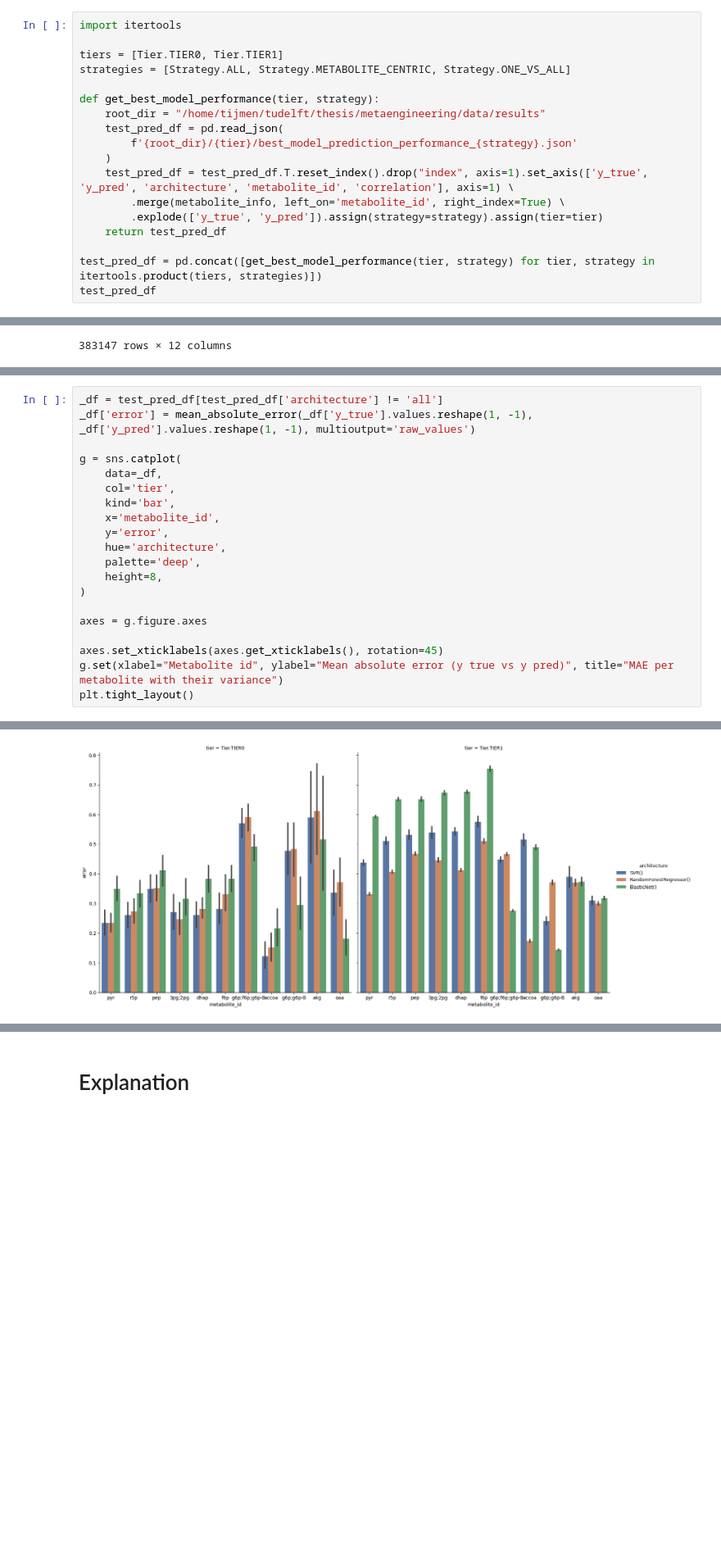
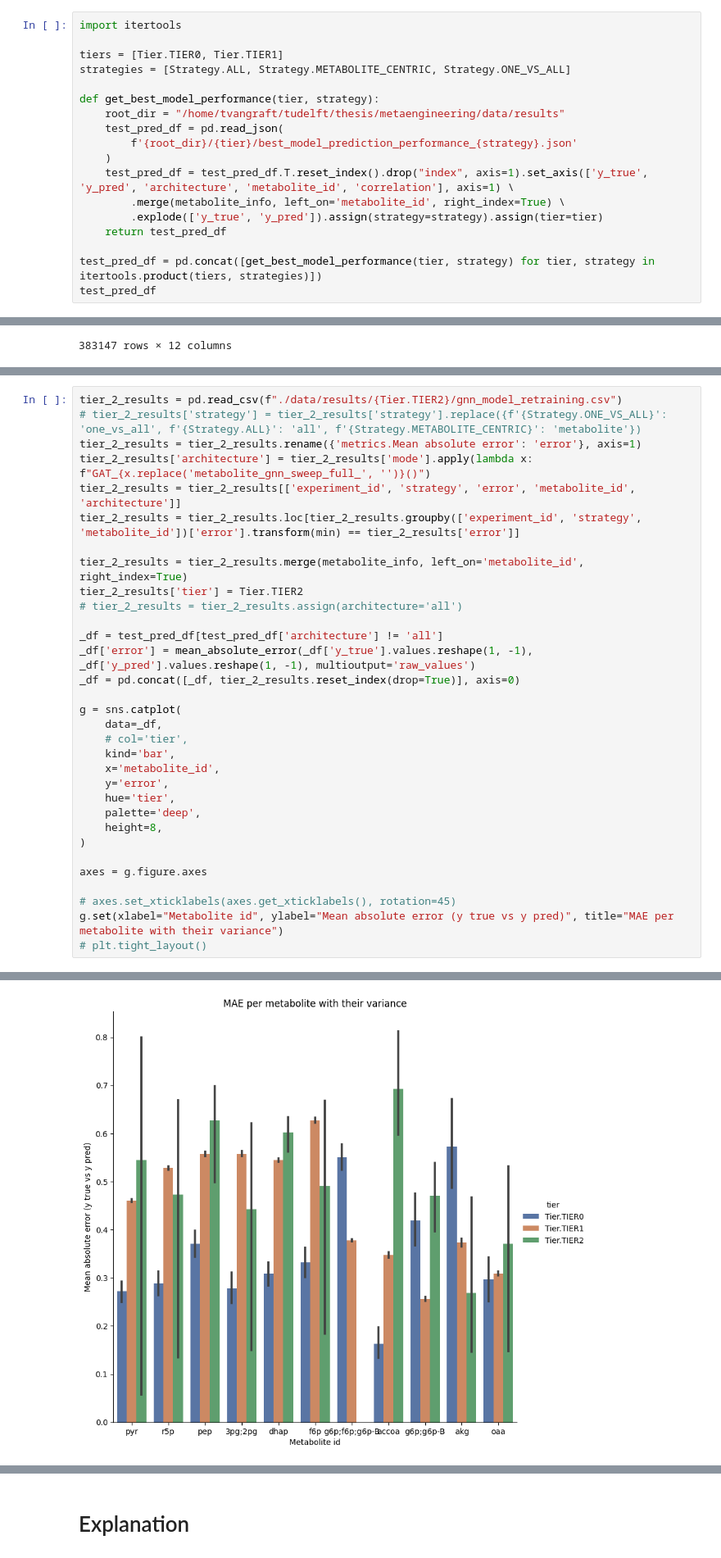
Before and after one commit to trdvangraft/thesis, a Jupyter notebook: metaengineering/analysis/result_analyser_all.ipynb, the cells around one changed output, grey strips where cells are left out. Shown at 82% size. Saved outputs shown, nothing was run; the diff lists cells and outputs as text; blank space fills up the shorter version.

```diff
--- a/metaengineering/analysis/result_analyser_all.ipynb
+++ b/metaengineering/analysis/result_analyser_all.ipynb
@@ -233,7 +414,7 @@ tiers = [Tier.TIER0, Tier.TIER1]
 strategies = [Strategy.ALL, Strategy.METABOLITE_CENTRIC, Strategy.ONE_VS_ALL]
 
 def get_best_model_performance(tier, strategy):
-    root_dir = "/home/tijmen/tudelft/thesis/metaengineering/data/results"
+    root_dir = "/home/tvangraft/tudelft/thesis/metaengineering/data/results"
     test_pred_df = pd.read_json(
         f'{root_dir}/{tier}/best_model_prediction_performance_{strategy}.json'
     )
@@ -293,23 +442,35 @@ test_pred_df
 # %%
+tier_2_results = pd.read_csv(f"./data/results/{Tier.TIER2}/gnn_model_retraining.csv")
+# tier_2_results['strategy'] = tier_2_results['strategy'].replace({f'{Strategy.ONE_VS_ALL}': 'one_vs_all', f'{Strategy.ALL}': 'all', f'{Strategy.METABOLITE_CENTRIC}': 'metabolite'})
+tier_2_results = tier_2_results.rename({'metrics.Mean absolute error': 'error'}, axis=1)
+tier_2_results['architecture'] = tier_2_results['mode'].apply(lambda x: f"GAT_{x.replace('metabolite_gnn_sweep_full_', '')}()")
+tier_2_results = tier_2_results[['experiment_id', 'strategy', 'error', 'metabolite_id', 'architecture']]
+tier_2_results = tier_2_results.loc[tier_2_results.groupby(['experiment_id', 'strategy', 'metabolite_id'])['error'].transform(min) == tier_2_results['error']]
+
+tier_2_results = tier_2_results.merge(metabolite_info, left_on='metabolite_id', right_index=True)
+tier_2_results['tier'] = Tier.TIER2
+# tier_2_results = tier_2_results.assign(architecture='all')
+
 _df = test_pred_df[test_pred_df['architecture'] != 'all']
 _df['error'] = mean_absolute_error(_df['y_true'].values.reshape(1, -1), _df['y_pred'].values.reshape(1, -1), multioutput='raw_values')
+_df = pd.concat([_df, tier_2_results.reset_index(drop=True)], axis=0)
 
 g = sns.catplot(
     data=_df,
-    col='tier',
+    # col='tier',
     kind='bar',
     x='metabolite_id',
     y='error',
-    hue='architecture',
+    hue='tier',
     palette='deep',
     height=8,
 )
 
 axes = g.figure.axes
 
-axes.set_xticklabels(axes.get_xticklabels(), rotation=45)
+# axes.set_xticklabels(axes.get_xticklabels(), rotation=45)
 g.set(xlabel="Metabolite id", ylabel="Mean absolute error (y true vs y pred)", title="MAE per metabolite with their variance")
-plt.tight_layout()
+# plt.tight_layout()
 # %% [output]
 A value is trying to be set on a copy of a slice from a DataFrame.
 Try using .loc[row_indexer,col_indexer] = value instead
@@ -320 +481 @@ AttributeError: 'list' object has no attribute 'set_xticklabels'
-[figure, old version]
+[figure, new version]
```
Also changed, not shown: parts of 21 cells of this notebook, 11 other files.
